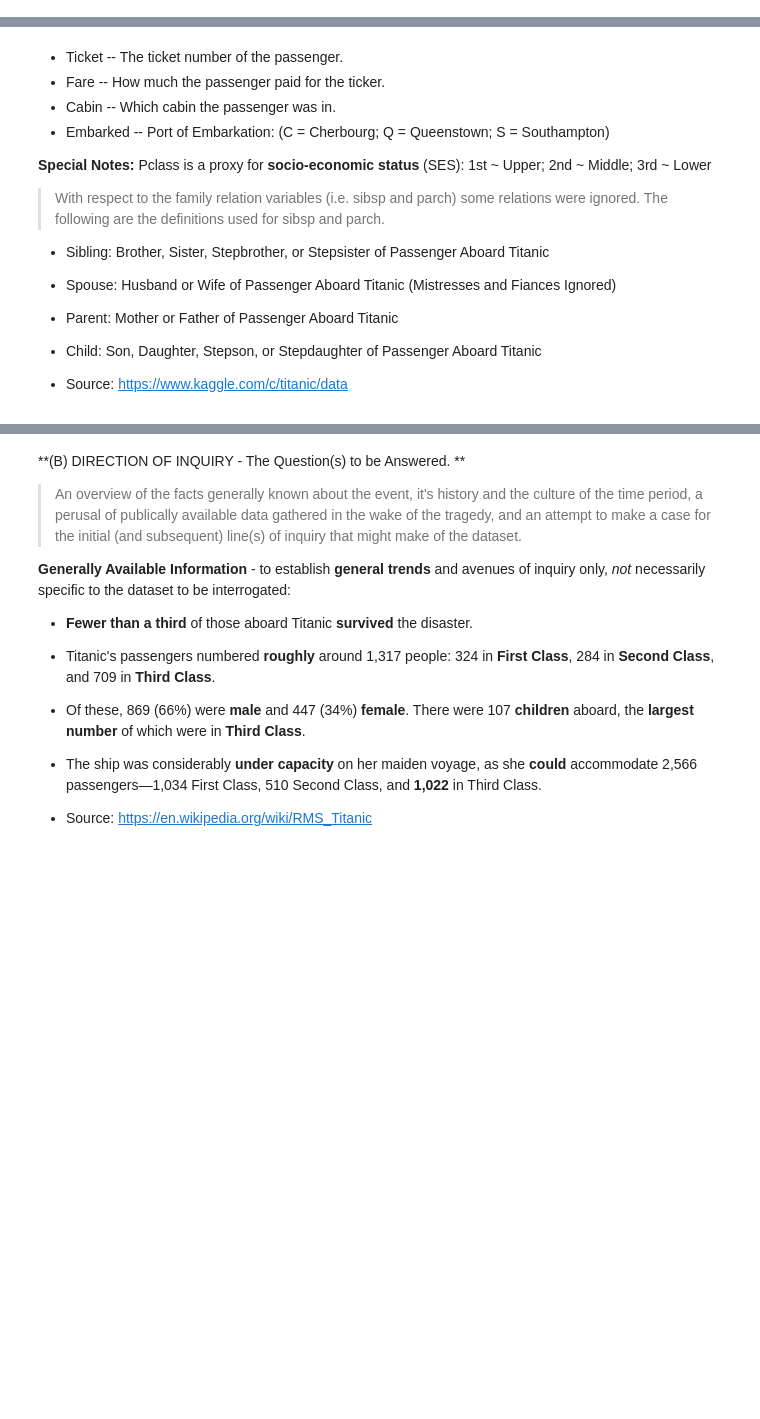
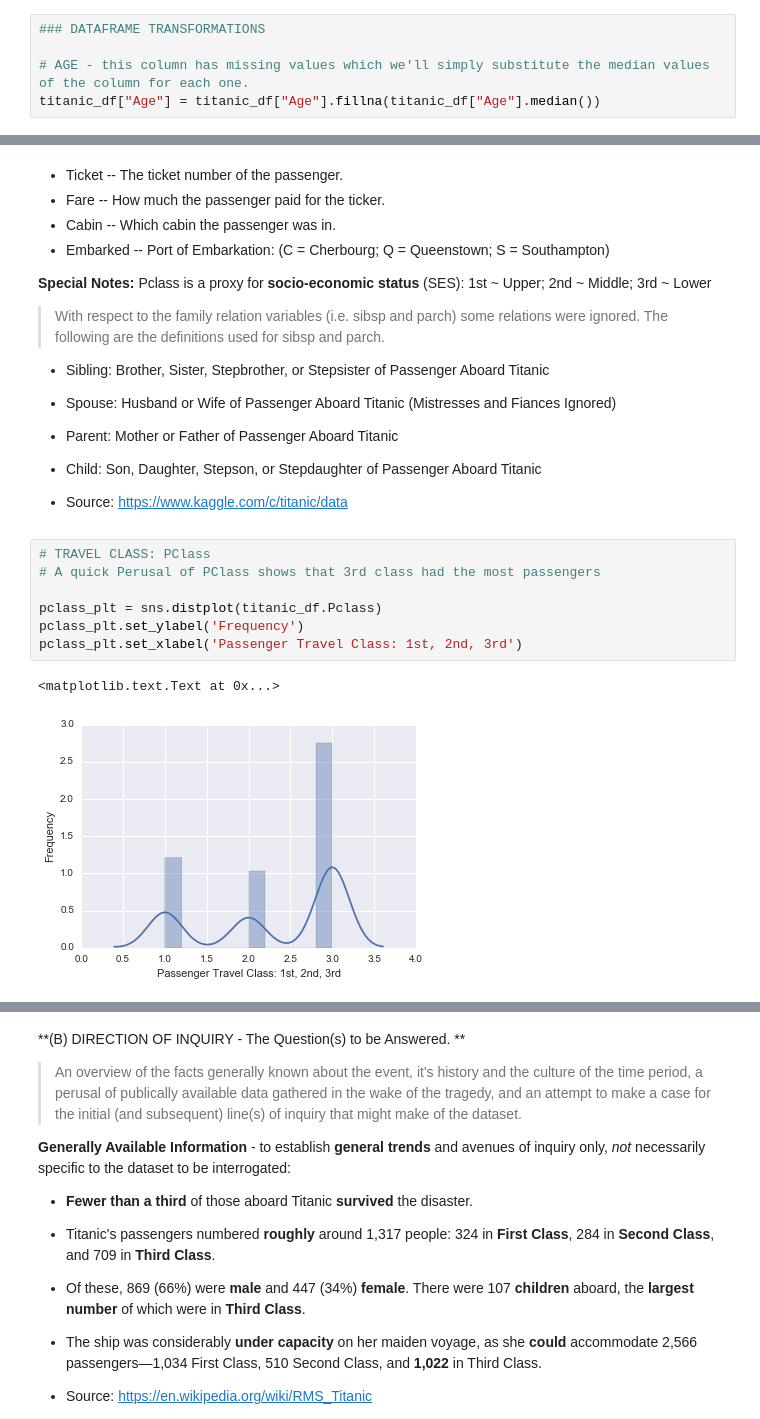
Before and after one commit to profversaggi/Udacity_Nano_DataScience, a Jupyter notebook: Project_2/Project # 2 Submission - Investigate a Dataset - Titanic.ipynb, the cells around one changed output, grey strips where cells are left out. Cells and saved outputs as stored; diff of their text form; blank space fills up the shorter version.

```diff
--- a/Project_2/Project # 2 Submission - Investigate a Dataset - Titanic.ipynb
+++ b/Project_2/Project # 2 Submission - Investigate a Dataset - Titanic.ipynb
@@ -66,3 +120,8 @@ Populating the interactive namespace from numpy and matplotlib
+# %%
+### DATAFRAME TRANSFORMATIONS
+
+# AGE - this column has missing values which we'll simply substitute the median values of the column for each one.
+titanic_df["Age"] = titanic_df["Age"].fillna(titanic_df["Age"].median())
 # %% [markdown]
 **(A) INITIAL DATASET INTERROGATION**
 
@@ -99,3 +158,13 @@ for sibsp and parch.
 * Source: https://www.kaggle.com/c/titanic/data
 
 >
+# %%
+# TRAVEL CLASS: PClass
+# A quick Perusal of PClass shows that 3rd class had the most passengers
+
+pclass_plt = sns.distplot(titanic_df.Pclass)
+pclass_plt.set_ylabel('Frequency')
+pclass_plt.set_xlabel('Passenger Travel Class: 1st, 2nd, 3rd')
+# %% [output]
+<matplotlib.text.Text at 0x...>
+[figure, added]
```
Also changed, not shown: parts of 41 cells of this notebook, 4 other files.
